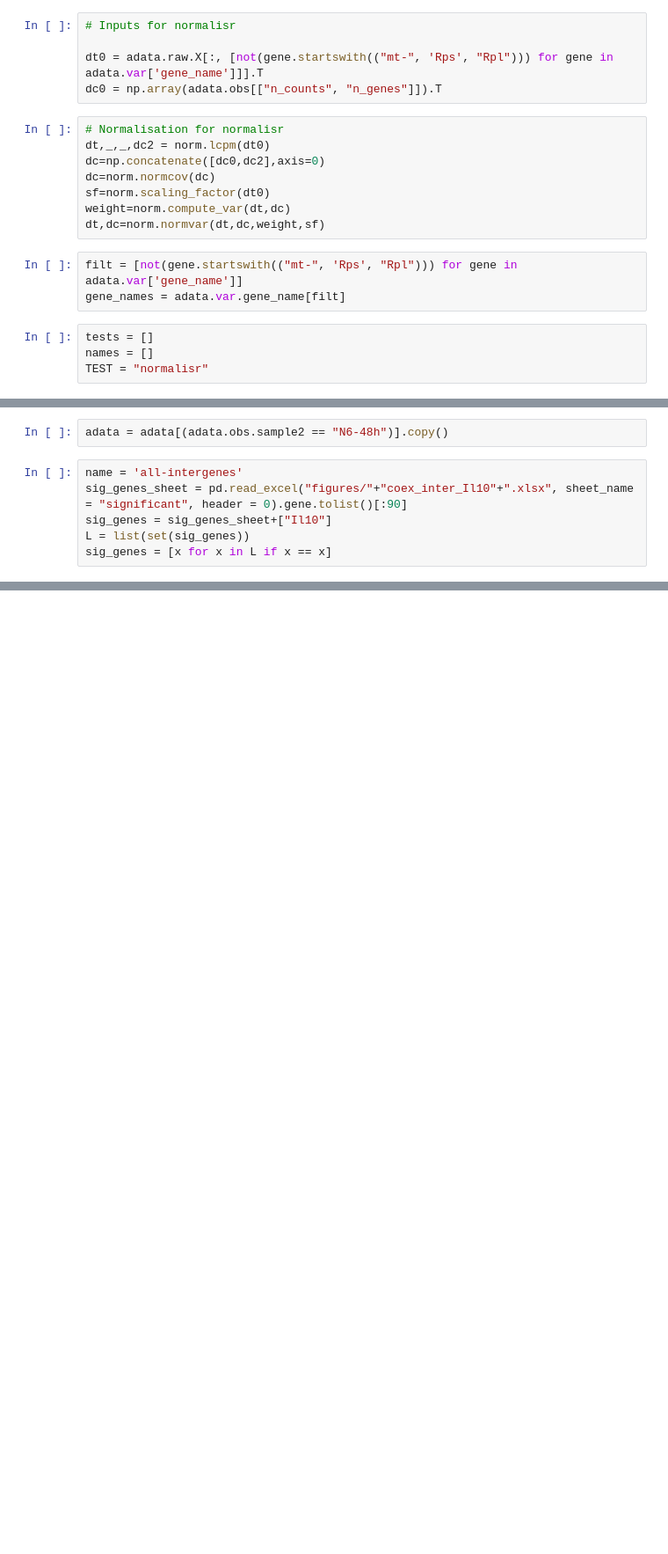
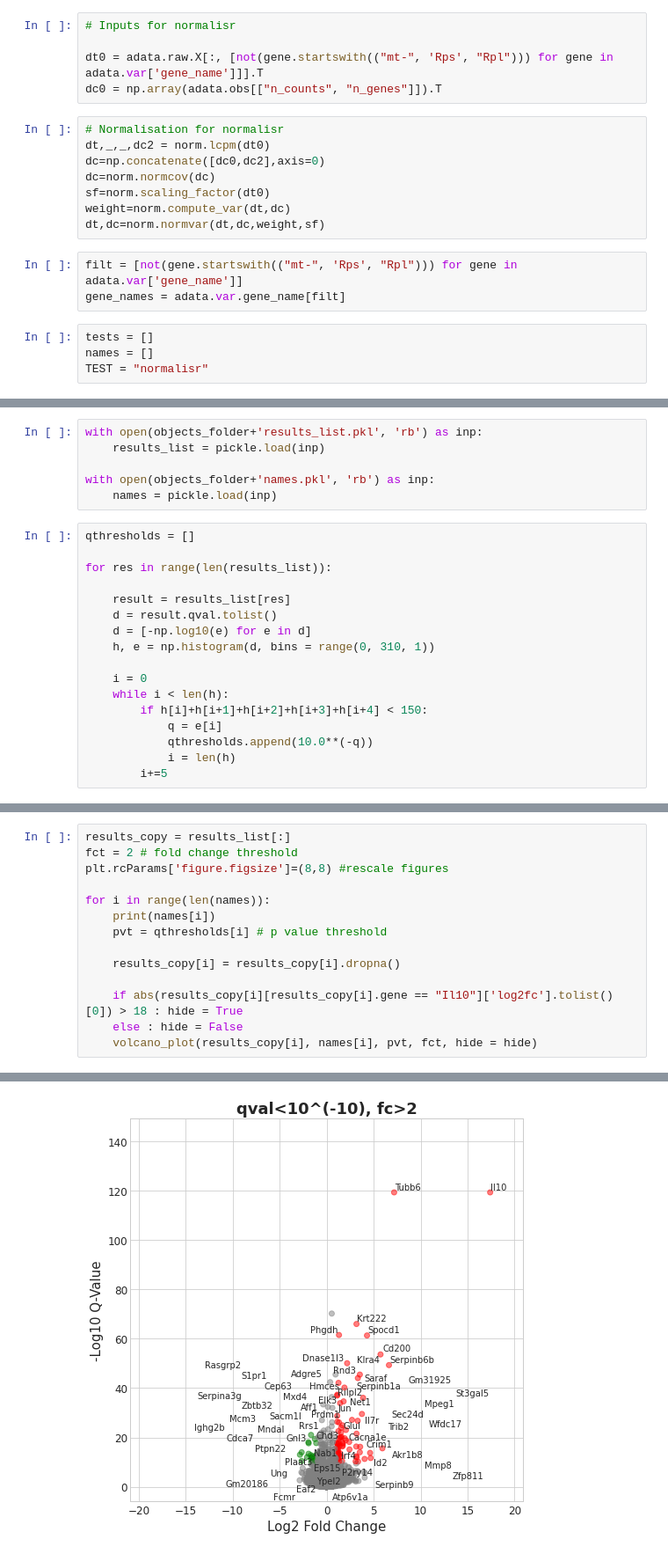
Before and after one commit to GChyzak/bcell-il10-mouse, a Jupyter notebook: scripts/4-Differential.ipynb, the cells around one changed output, grey strips where cells are left out. Shown: that part at 88% size. Drawn from its saved outputs; the diff is of its cells as text; blank space fills up the shorter version.

```diff
--- a/scripts/4-Differential.ipynb
+++ b/scripts/4-Differential.ipynb
@@ -707,8 +202,0 @@ adata.X = adata.raw.X
-# %%
-adata = adata[(adata.obs.sample2 == "N6-48h")].copy()
-# %%
-name = 'all-intergenes'
-sig_genes_sheet = pd.read_excel("figures/"+"coex_inter_Il10"+".xlsx", sheet_name = "significant", header = 0).gene.tolist()[:90]
-sig_genes = sig_genes_sheet+["Il10"]
-L = list(set(sig_genes))
-sig_genes = [x for x in L if x == x]
@@ -752,0 +460,23 @@ supp.to_csv("miic/"+name+"_supp.tsv", sep = '\t', header = True, index = False)
+# %%
+with open(objects_folder+'results_list.pkl', 'rb') as inp:
+    results_list = pickle.load(inp)
+
+with open(objects_folder+'names.pkl', 'rb') as inp:
+    names = pickle.load(inp)
+# %%
+qthresholds = []
+
+for res in range(len(results_list)):
+
+    result = results_list[res]
+    d = result.qval.tolist()
+    d = [-np.log10(e) for e in d]
+    h, e = np.histogram(d, bins = range(0, 310, 1))
+
+    i = 0
+    while i < len(h):
+        if h[i]+h[i+1]+h[i+2]+h[i+3]+h[i+4] < 150:
+            q = e[i]
+            qthresholds.append(10.0**(-q))
+            i = len(h)
+        i+=5
@@ -752,0 +530,15 @@ supp.to_csv("miic/"+name+"_supp.tsv", sep = '\t', header = True, index = False)
+# %%
+results_copy = results_list[:]
+fct = 2 # fold change threshold
+plt.rcParams['figure.figsize']=(8,8) #rescale figures
+
+for i in range(len(names)):
+    print(names[i])
+    pvt = qthresholds[i] # p value threshold
+
+    results_copy[i] = results_copy[i].dropna()
+
+    if abs(results_copy[i][results_copy[i].gene == "Il10"]['log2fc'].tolist()[0]) > 18 : hide = True
+    else : hide = False
+    volcano_plot(results_copy[i], names[i], pvt, fct, hide = hide)
+# %% [output]
@@ -752,0 +613 @@ supp.to_csv("miic/"+name+"_supp.tsv", sep = '\t', header = True, index = False)
+[figure, added]
```
Also changed, not shown: parts of 53 cells of this notebook, 3 other files.
